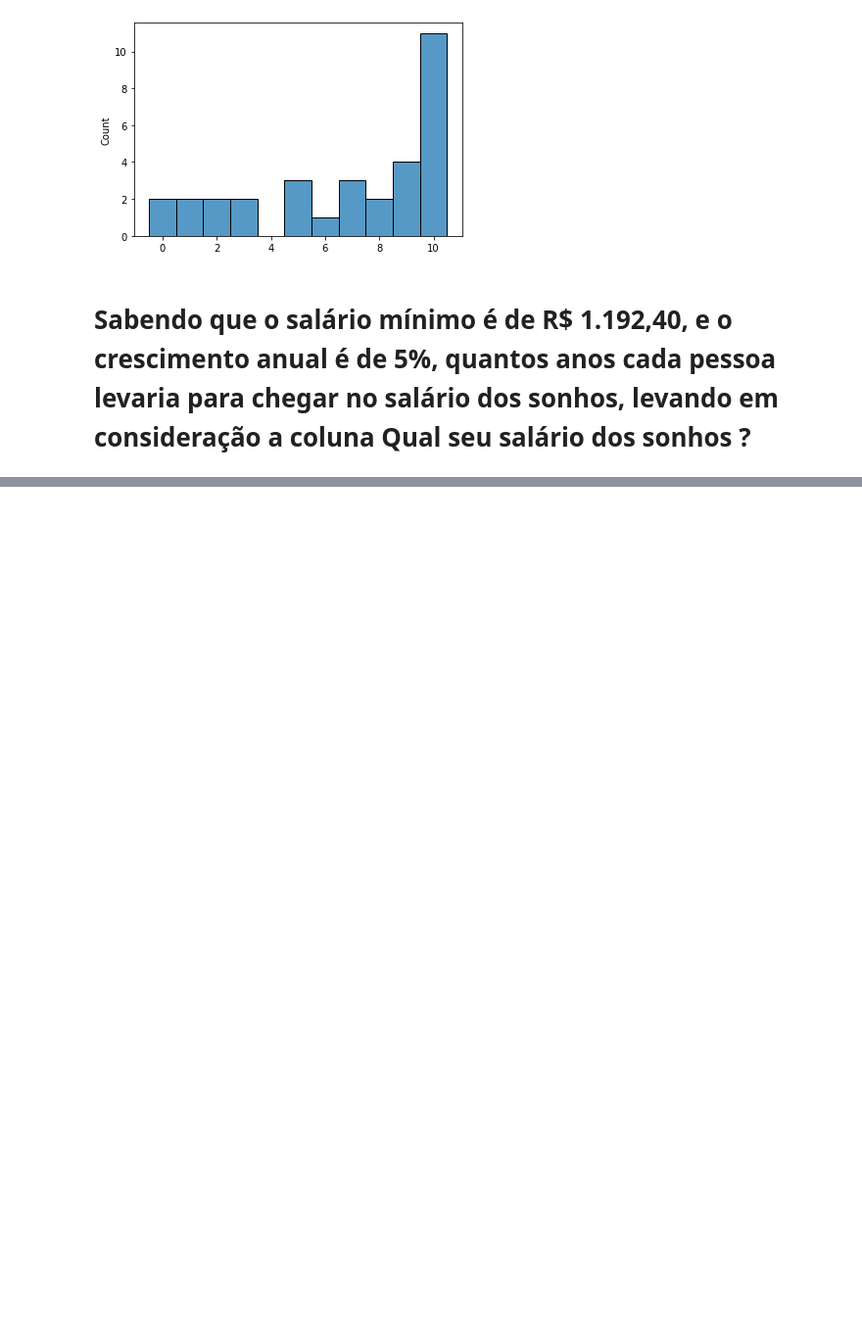
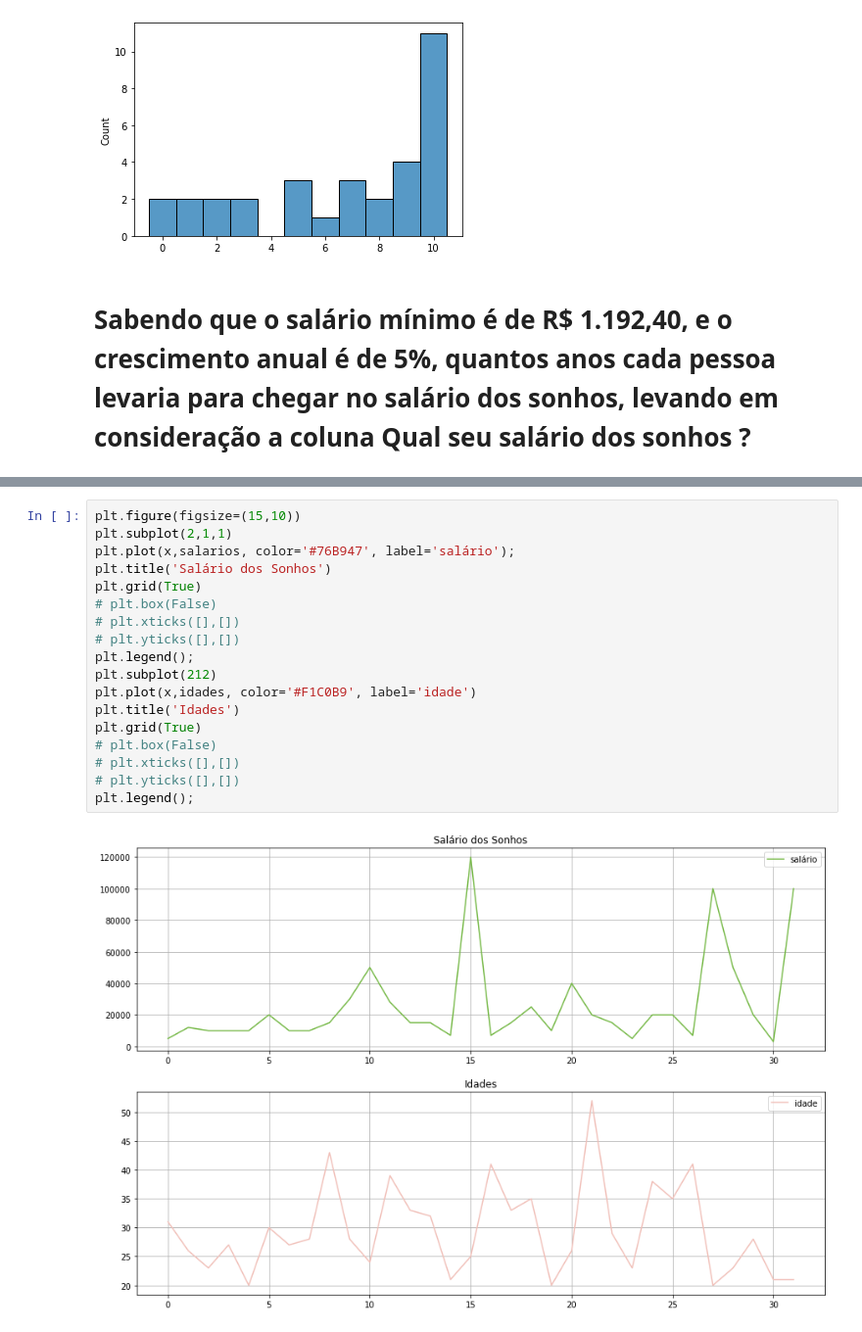
Before and after one commit to vitia-fritelle/Afrodev-Exerc-cios, a Jupyter notebook: Numpy.ipynb, the cells around one changed output, grey strips where cells are left out. Shown at 98% size. Cells and saved outputs as stored; diff of their text form; blank space fills up the shorter version.

```diff
--- a/Numpy.ipynb
+++ b/Numpy.ipynb
@@ -149,0 +213,20 @@ array([30., 48., 44., 44., 44., 58., 44., 44., 52., 67., 77., 65., 52.,
+# %%
+plt.figure(figsize=(15,10))
+plt.subplot(2,1,1)
+plt.plot(x,salarios, color='#76B947', label='salário');
+plt.title('Salário dos Sonhos')
+plt.grid(True)
+# plt.box(False)
+# plt.xticks([],[])
+# plt.yticks([],[])
+plt.legend();
+plt.subplot(212)
+plt.plot(x,idades, color='#F1C0B9', label='idade')
+plt.title('Idades')
+plt.grid(True)
+# plt.box(False)
+# plt.xticks([],[])
+# plt.yticks([],[])
+plt.legend();
+# %% [output]
+[figure, added]
```
Also changed, not shown: parts of 32 cells of this notebook.
